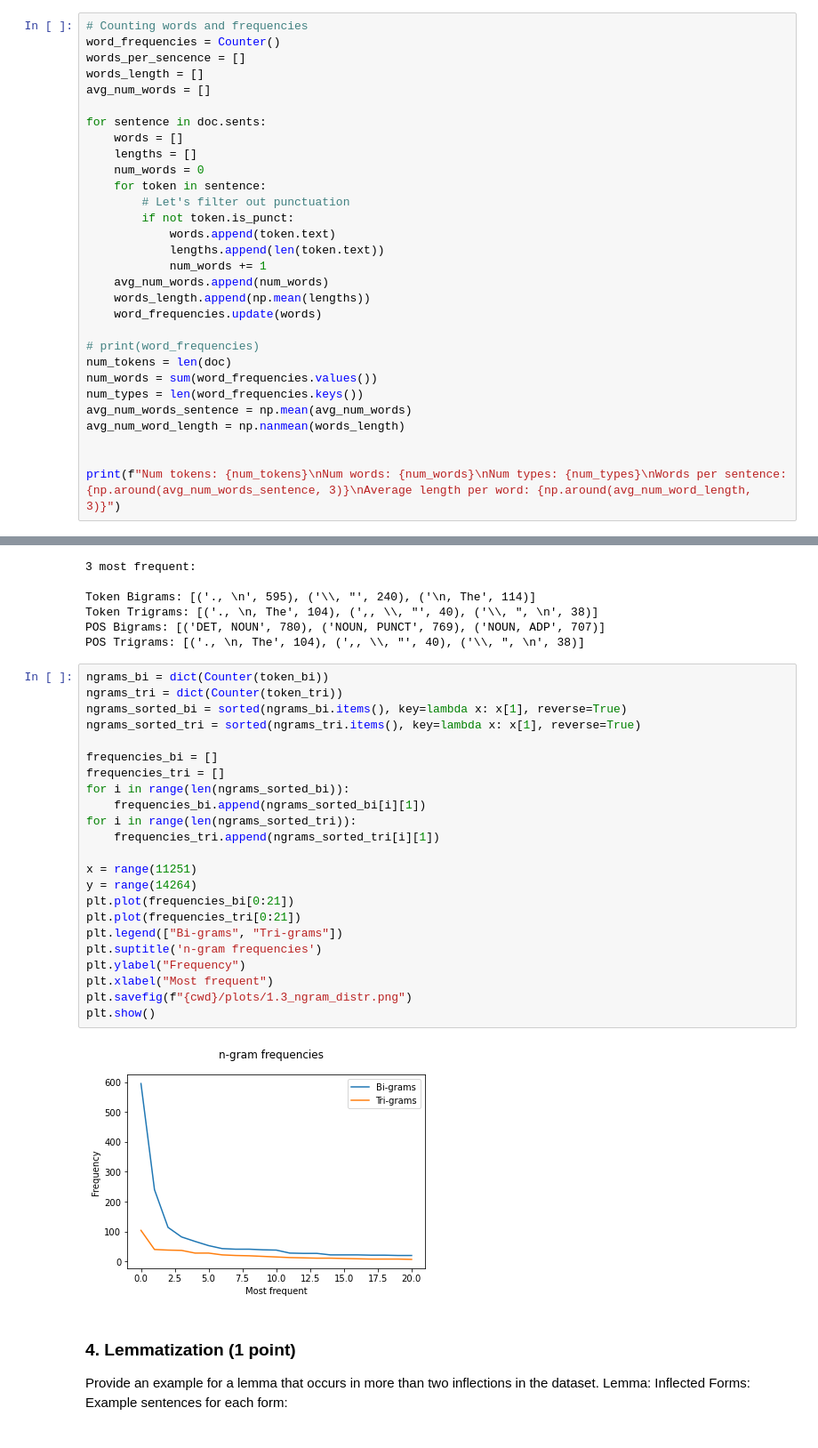
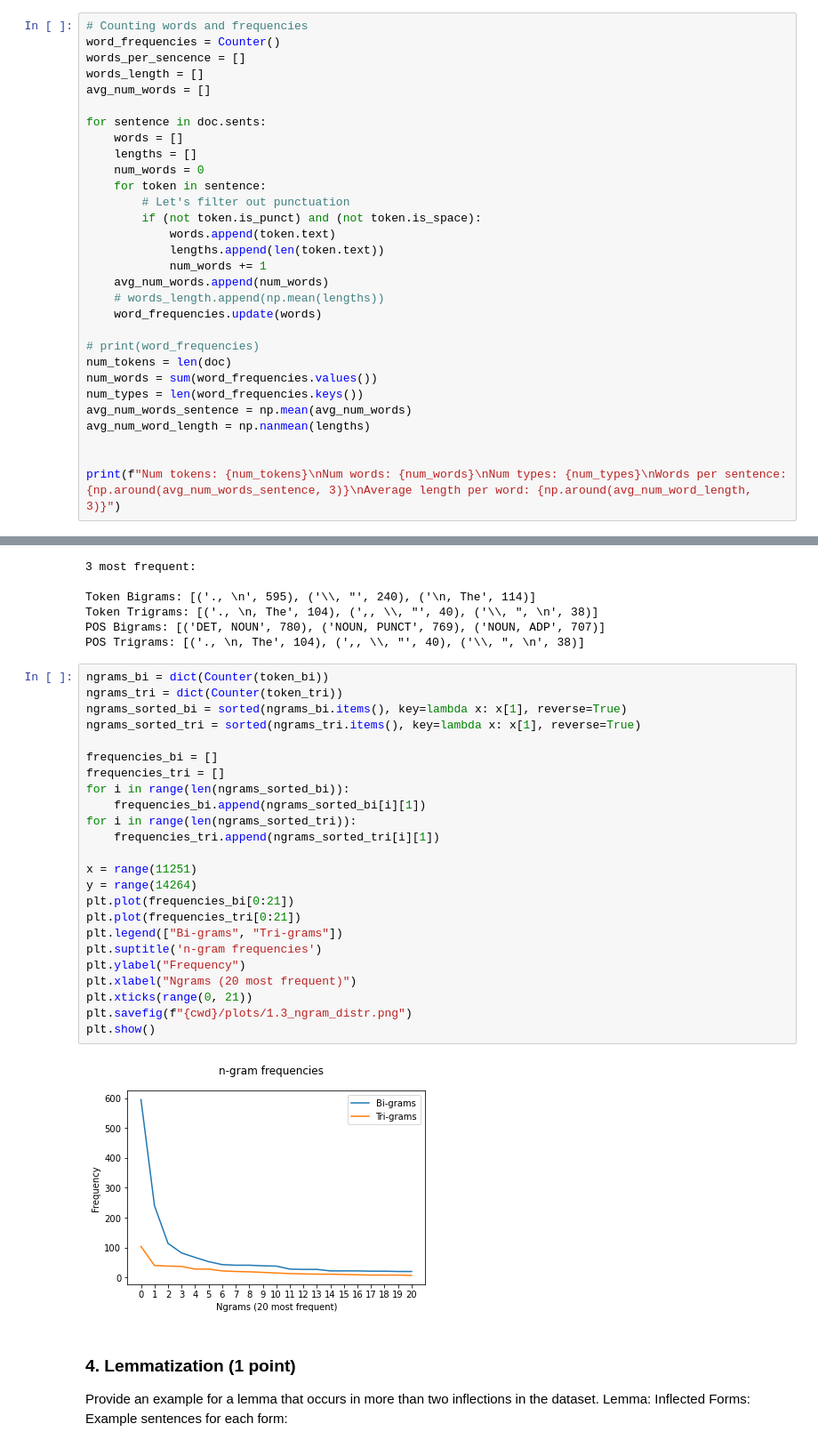
Before and after one commit to Pmobilee/NLPT, a Jupyter notebook: ASSIGNMENT_1.ipynb, the cells around one changed output, grey strips where cells are left out. Shown at 89% size. Saved outputs shown, nothing was run; the diff lists cells and outputs as text.

```diff
--- a/ASSIGNMENT_1.ipynb
+++ b/ASSIGNMENT_1.ipynb
@@ -70,12 +70,12 @@ for sentence in doc.sents:
     num_words = 0
     for token in sentence:
         # Let's filter out punctuation
-        if not token.is_punct:
+        if (not token.is_punct) and (not token.is_space):
             words.append(token.text)
             lengths.append(len(token.text))
             num_words += 1
     avg_num_words.append(num_words)
-    words_length.append(np.mean(lengths))
+    # words_length.append(np.mean(lengths))
     word_frequencies.update(words)
 
 # print(word_frequencies)
@@ -83,7 +83,7 @@ num_tokens = len(doc)
 num_words = sum(word_frequencies.values())
 num_types = len(word_frequencies.keys())
 avg_num_words_sentence = np.mean(avg_num_words)
-avg_num_word_length = np.nanmean(words_length)
+avg_num_word_length = np.nanmean(lengths)
 
 
 print(f"Num tokens: {num_tokens}\nNum words: {num_words}\nNum types: {num_types}\nWords per sentence: {np.around(avg_num_words_sentence, 3)}\nAverage length per word: {np.around(avg_num_word_length, 3)}")
@@ -287,28 +287,29 @@ POS Trigrams: [('., \n, The', 104), (',, \\, "', 40), ('\\, ", \n', 38)]
 # %%
 ngrams_bi = dict(Counter(token_bi))
 ngrams_tri = dict(Counter(token_tri))
 ngrams_sorted_bi = sorted(ngrams_bi.items(), key=lambda x: x[1], reverse=True)
 ngrams_sorted_tri = sorted(ngrams_tri.items(), key=lambda x: x[1], reverse=True)
 
 frequencies_bi = []
 frequencies_tri = []
 for i in range(len(ngrams_sorted_bi)):
     frequencies_bi.append(ngrams_sorted_bi[i][1])
 for i in range(len(ngrams_sorted_tri)):
     frequencies_tri.append(ngrams_sorted_tri[i][1])
 
 x = range(11251)
 y = range(14264)
 plt.plot(frequencies_bi[0:21])
 plt.plot(frequencies_tri[0:21])
 plt.legend(["Bi-grams", "Tri-grams"])
 plt.suptitle('n-gram frequencies')
 plt.ylabel("Frequency")
-plt.xlabel("Most frequent")
+plt.xlabel("Ngrams (20 most frequent)")
+plt.xticks(range(0, 21))
 plt.savefig(f"{cwd}/plots/1.3_ngram_distr.png")
 plt.show()
 # %% [output]
-[figure, old version]
+[figure, new version]
 # %% [markdown]
 ### 4. Lemmatization (1 point)
 Provide an example for a lemma that occurs in more than two inflections in the dataset.
```
Also changed, not shown: parts of 7 cells of this notebook, 5 other files.
